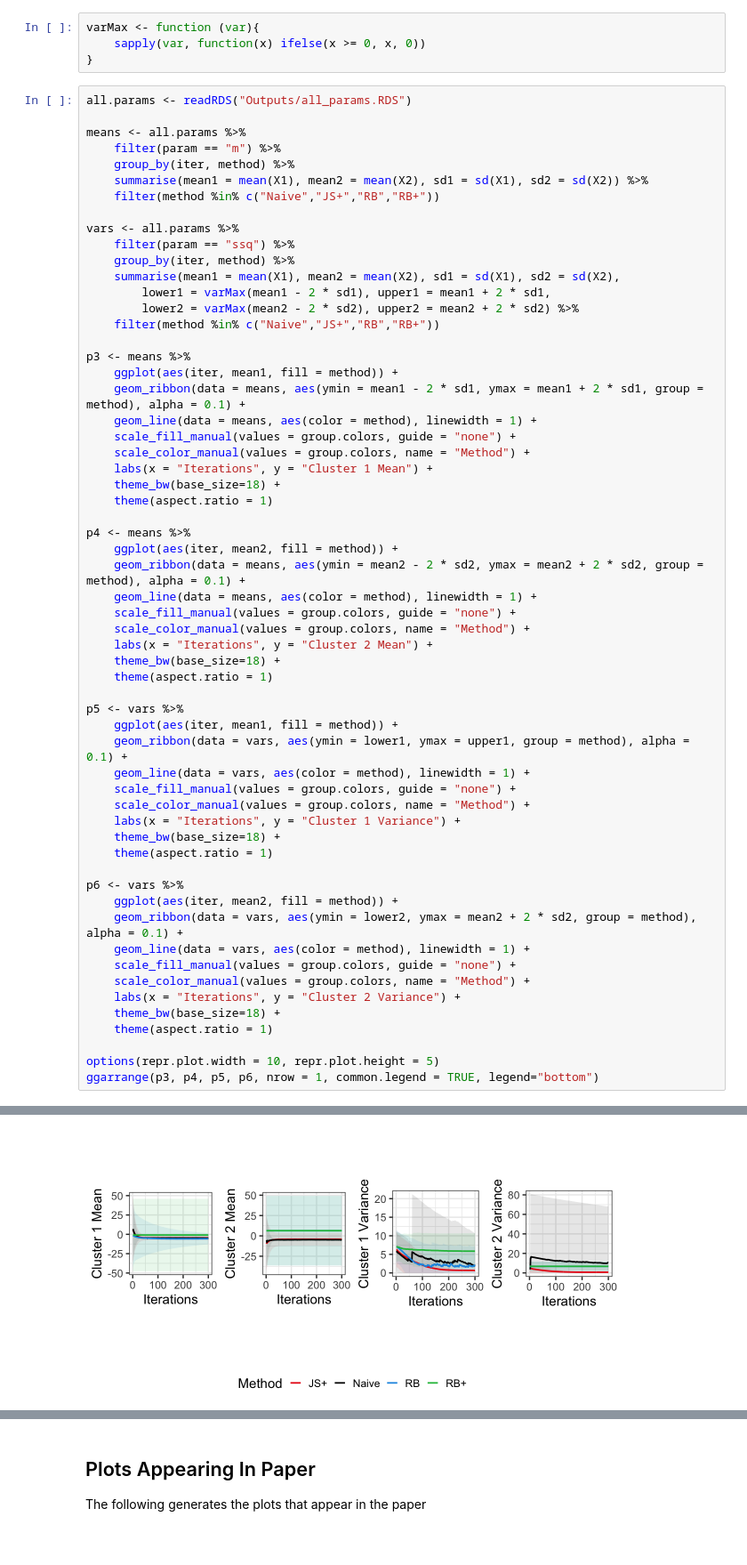
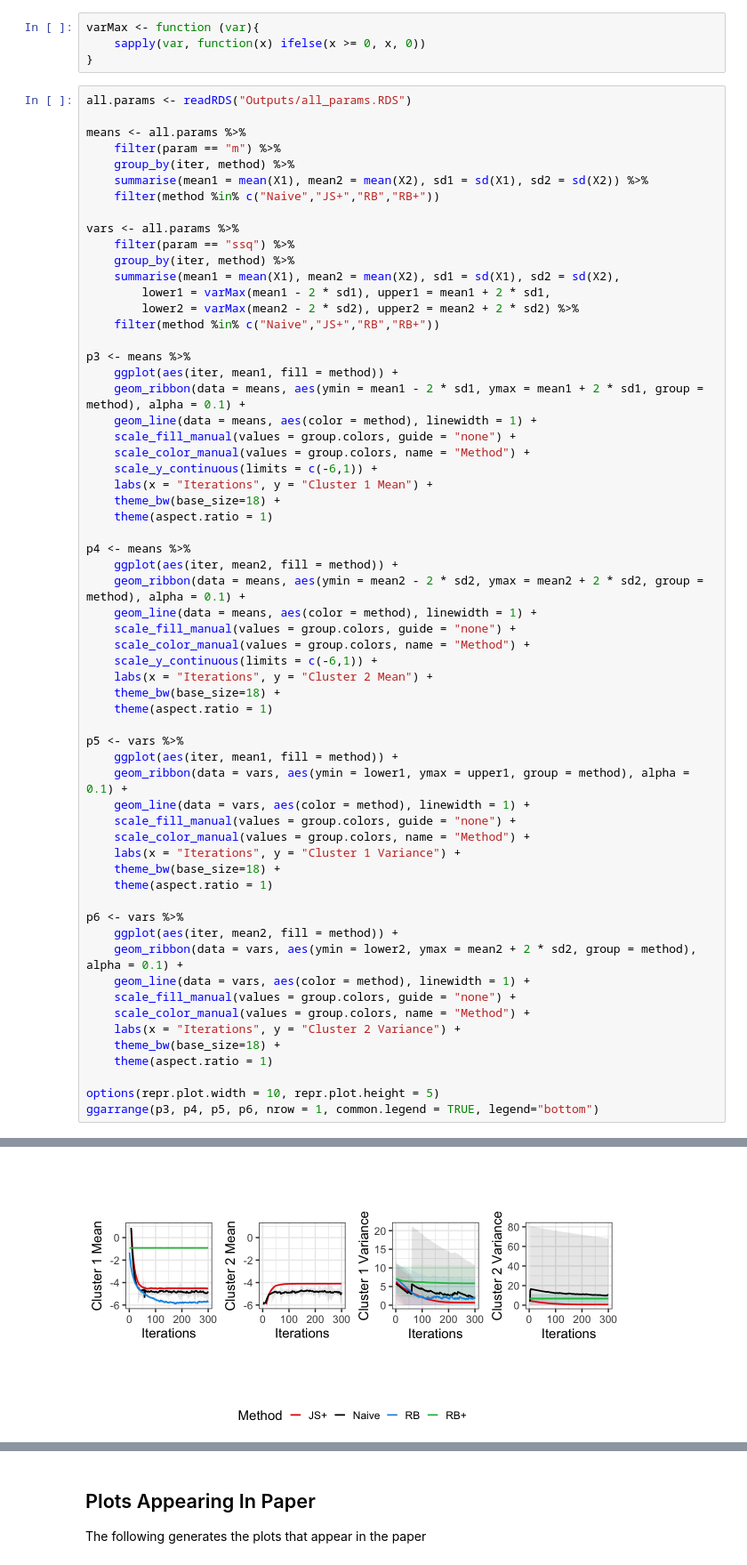
Before and after one commit to dominicdayta/jsbbvi, a Jupyter notebook: variance-comparisons.ipynb, the cells around one changed output, grey strips where cells are left out. Shown: that part at 89% size. Cells and saved outputs as stored; diff of their text form.

Commit message:
Complete plots for NeurIPS

```diff
--- a/variance-comparisons.ipynb
+++ b/variance-comparisons.ipynb
@@ -223,6 +224,7 @@ p3 <- means %>%
     geom_line(data = means, aes(color = method), linewidth = 1) +
     scale_fill_manual(values = group.colors, guide = "none") +
     scale_color_manual(values = group.colors, name = "Method") +
+    scale_y_continuous(limits = c(-6,1)) +
     labs(x = "Iterations", y = "Cluster 1 Mean") +
     theme_bw(base_size=18) +
     theme(aspect.ratio = 1)
@@ -233,6 +235,7 @@ p4 <- means %>%
     geom_line(data = means, aes(color = method), linewidth = 1) +
     scale_fill_manual(values = group.colors, guide = "none") +
     scale_color_manual(values = group.colors, name = "Method") +
+    scale_y_continuous(limits = c(-6,1)) +
     labs(x = "Iterations", y = "Cluster 2 Mean") +
     theme_bw(base_size=18) +
     theme(aspect.ratio = 1)
@@ -267 +283 @@ ggarrange(p3, p4, p5, p6, nrow = 1, common.legend = TRUE, legend="bottom")
-[figure, old version]
+[figure, new version]
```
Also changed, not shown: parts of 7 cells of this notebook, 1 other file.
